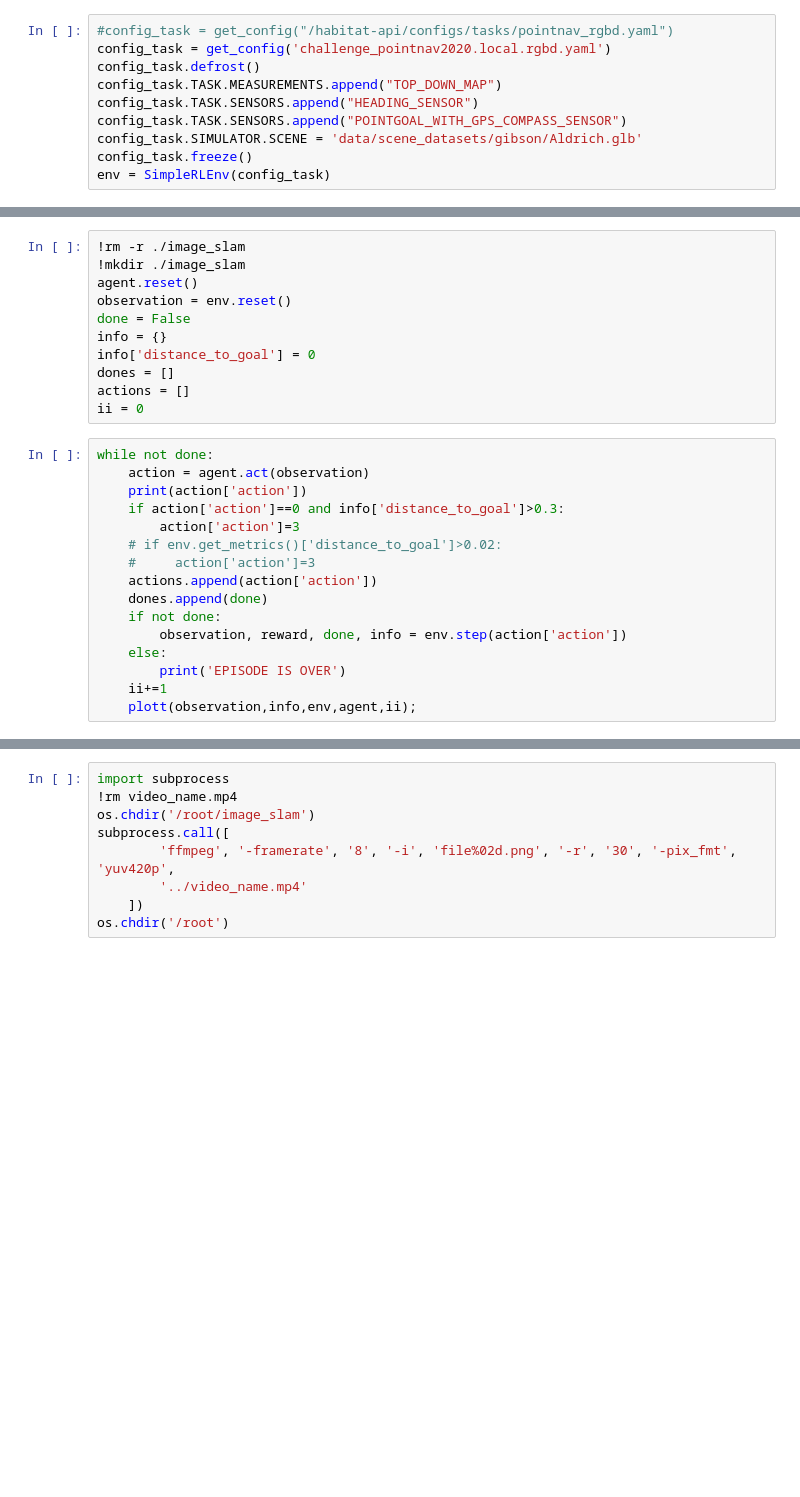
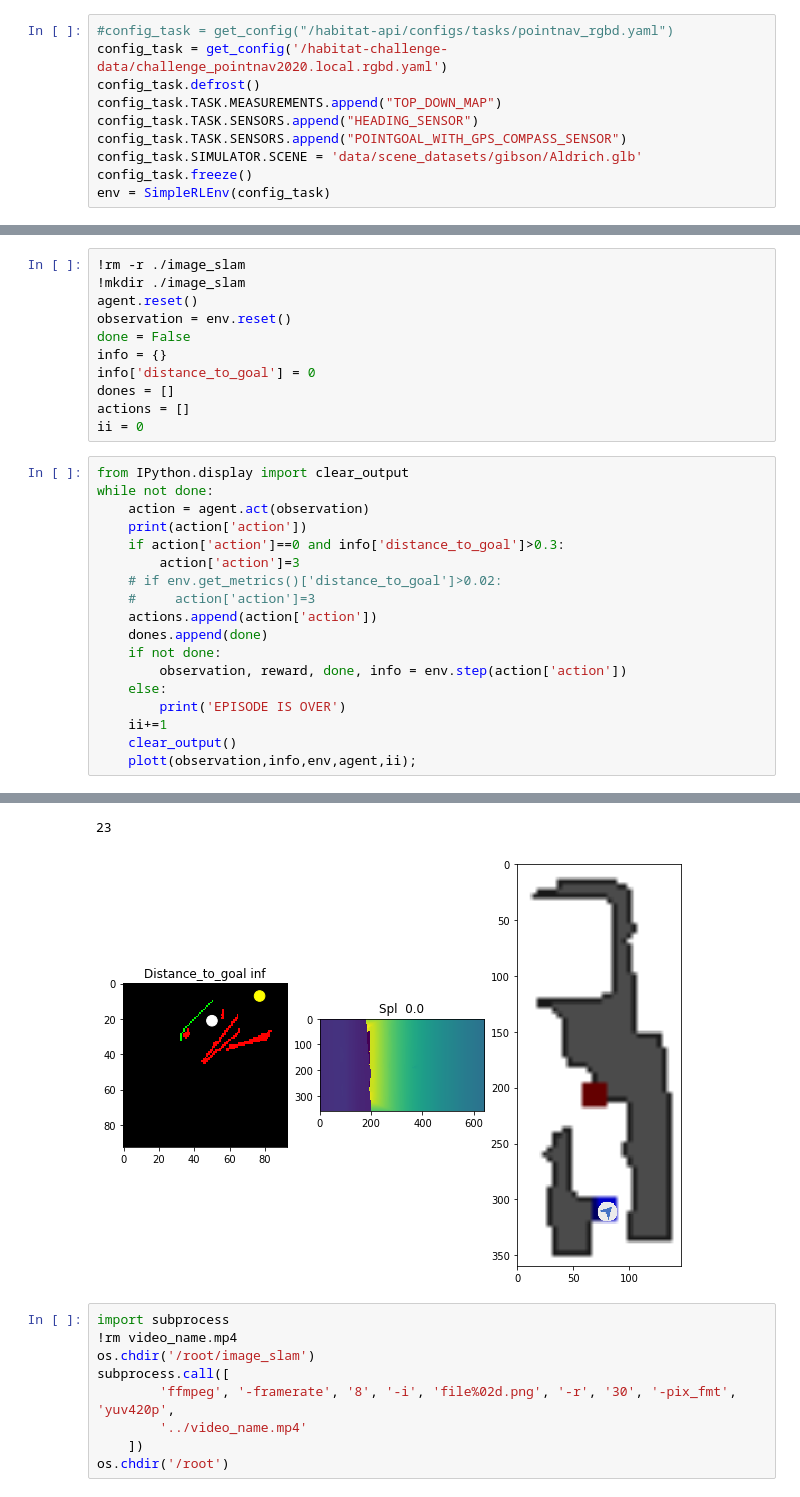
Before and after one commit to cog-isa/rl_navigation, a Jupyter notebook: image/root/OrbSlam2_tests.ipynb, the cells around one changed output, grey strips where cells are left out. Cells and saved outputs as stored; diff of their text form; blank space fills up the shorter version.

```diff
--- a/image/root/OrbSlam2_tests.ipynb
+++ b/image/root/OrbSlam2_tests.ipynb
@@ -506,7 +502,7 @@ make_good_config_for_orbslam2(config)
 agent = ORBSLAM2Agent(config)
 # %%
 #config_task = get_config("/habitat-api/configs/tasks/pointnav_rgbd.yaml")
-config_task = get_config('challenge_pointnav2020.local.rgbd.yaml')
+config_task = get_config('/habitat-challenge-data/challenge_pointnav2020.local.rgbd.yaml')
 config_task.defrost()
 config_task.TASK.MEASUREMENTS.append("TOP_DOWN_MAP")
 config_task.TASK.SENSORS.append("HEADING_SENSOR")
@@ -574,6 +572,7 @@ dones = []
 actions = []
 ii = 0
 # %%
+from IPython.display import clear_output
 while not done:
     action = agent.act(observation)
     print(action['action'])
@@ -588,4 +587,6 @@ while not done:
     else:
         print('EPISODE IS OVER')
     ii+=1
+    clear_output()
     plott(observation,info,env,agent,ii);
+# %% [output]
@@ -592,3 +594,5 @@ while not done:
+23
+[figure, added]
 # %%
 import subprocess
 !rm video_name.mp4
```
Also changed, not shown: parts of 6 cells of this notebook, 18 other files.
